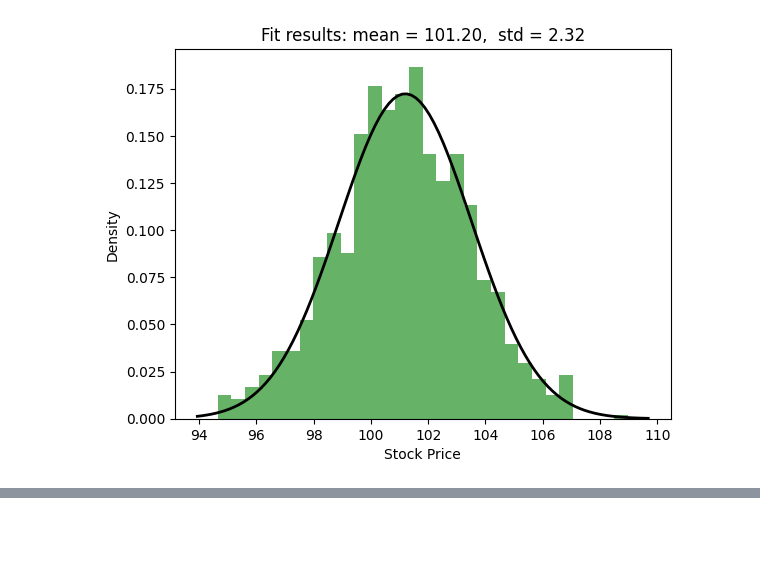
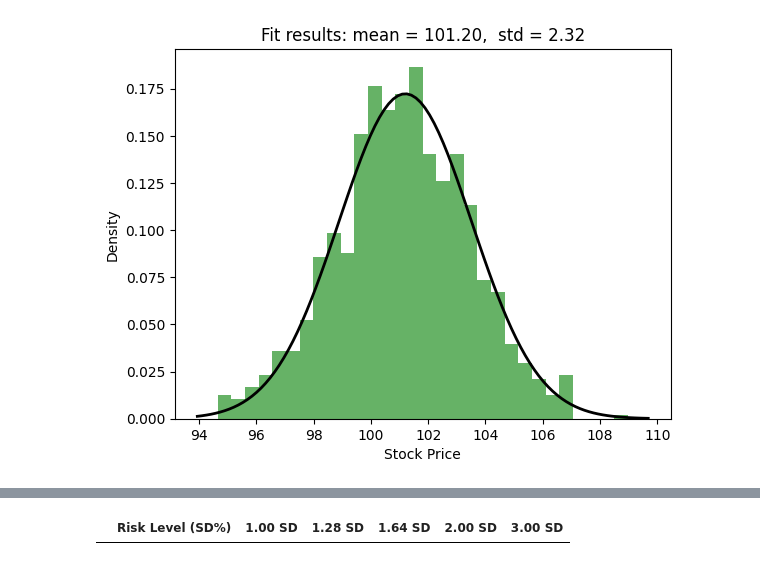
Before and after one commit to ab492/FinanceTools, a Jupyter notebook: maths_notes/Standard Deviation and Normal Distribution.ipynb, the cells around one changed output, grey strips where cells are left out. Drawn from its saved outputs; the diff is of its cells as text; code cells hidden in the pictures; blank space fills up the shorter version.

```diff
--- a/maths_notes/Standard Deviation and Normal Distribution.ipynb
+++ b/maths_notes/Standard Deviation and Normal Distribution.ipynb
@@ -116,0 +155,15 @@ plt.show()
+# %%
+import pandas as pd
+
+z_scores = ["1.00", "1.28", "1.64", "2.00", "3.00"]
+
+# Define column headers for the table
+columns = ["Risk Level (SD%)"] + [f"{z} SD" for z in z_scores]
+
+# Create an empty DataFrame with the defined columns
+basic_table = pd.DataFrame(columns=columns)
+
+# Display the table structure
+basic_table
+# %% [output]
+|  | Risk Level (SD%) | 1.00 SD | 1.28 SD | 1.64 SD | 2.00 SD | 3.00 SD |
```
Also changed, not shown: parts of 5 cells of this notebook, 7 other files.
